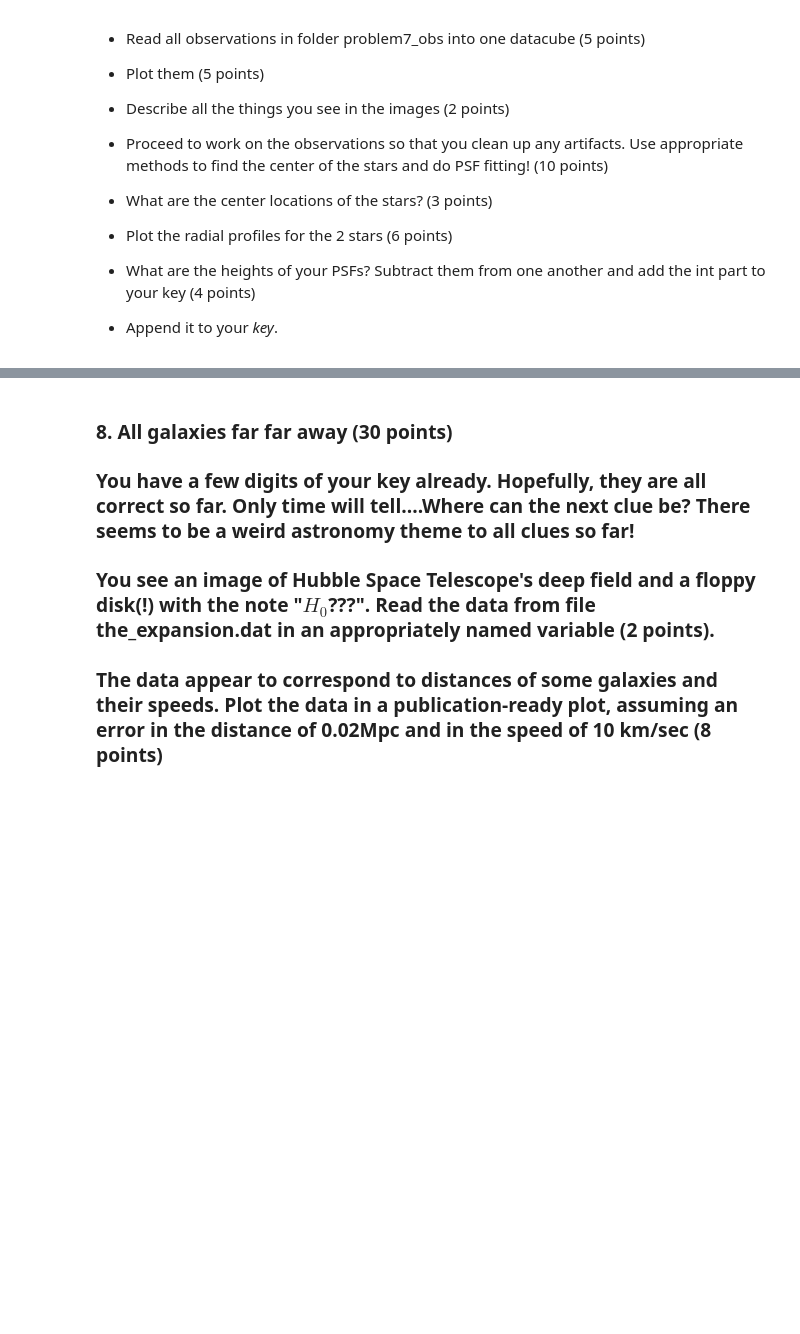
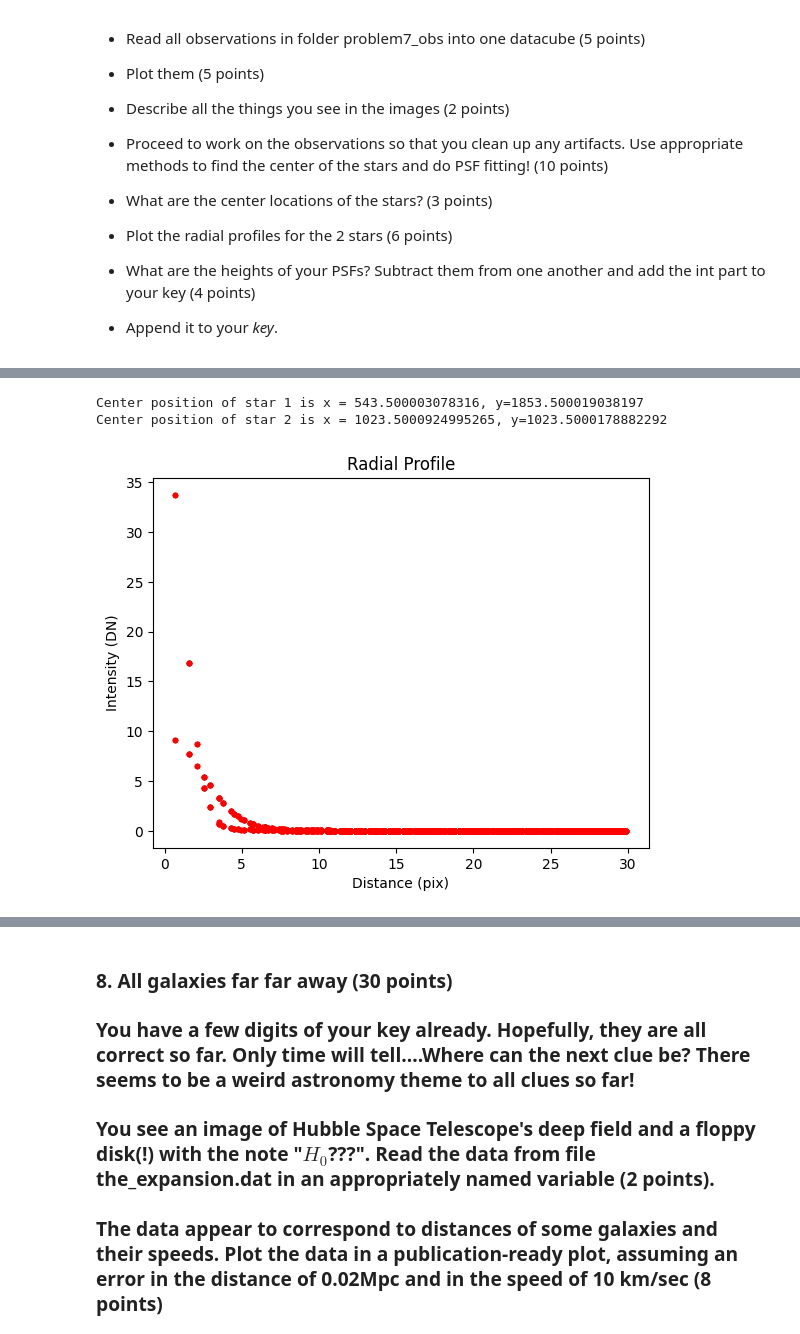
Before and after one commit to amedina695/lectures_git, a Jupyter notebook: midterm/Midterm_F25-classroom.ipynb, the cells around one changed output, grey strips where cells are left out. Drawn from its saved outputs; the diff is of its cells as text; code cells hidden in the pictures; blank space fills up the shorter version.

```diff
--- a/midterm/Midterm_F25-classroom.ipynb
+++ b/midterm/Midterm_F25-classroom.ipynb
@@ -701,0 +610,71 @@ best fitting 2D gaussian:
+# %%
+def findcenter(cleanimg, guess):
+    """
+    quess: array
+        guesses for center x, y
+        and width and height
+    """
+    (fw, fc, fh, fe) = g.fitgaussian(starclean, guess=guess)
+    return fw, fc, fh, fe
+
+star1guess = ((0.9, 0.9), (1853, 544), 650)
+star2guess = ((0.9, 0.9), (1024, 1024), 650)
+
+star1vals  = findcenter(starclean, star1guess)
+star2vals  = findcenter(starclean, star2guess)
+# %%
+x1, y1 = star1vals[1][1], star1vals[1][0]
+x2, y2 = star2vals[1][1], star2vals[1][0]
+
+print('Center position of star 1 is x = {0}, y={1}'.format(x1, y1))
+print('Center position of star 2 is x = {0}, y={1}'.format(x2, y2))
+# %% [output]
+Center position of star 1 is x = 543.500003078316, y=1853.500019038197
+Center position of star 2 is x = 1023.5000924995265, y=1023.5000178882292
+# %%
+# Radial profile
+
+pbin = 30
+
+def get_radial_profile(image, center, rmax=30):
+    """
+    Compute the radial profile of a star image.
+
+    Parameters
+    ----------
+    image : 2D array
+        Image (e.g. median-combined or subimage of a star).
+    center : tuple
+        (y, x) center coordinates of the star.
+    rmax : float, optional
+        Maximum radius (pixels) to include in profile.
+
+    Returns
+    -------
+    bins : array
+        Radial bin centers.
+    rp_vals : array
+        Mean intensity values per bin.
+    sr : array
+        Sampled radii for simulated profile.
+    sim : array
+        Sampled intensities for simulated profile.
+    incl : array
+        Indices for radii within rmax.
+    """
+    bins, rp_vals, sr, sim = rp.radprof(image, center[0], center[1])
+    incl = np.where(sr <= pbin)[0]
+    return bins, rp_vals, sr, sim, incl
+
+bins1, rp_vals1, sr1, sim1, incl1 = get_radial_profile(starclean, star1vals[1])
+bins2, rp_vals2, sr2, sim2, incl2 = get_radial_profile(starclean, star2vals[1])
+
+plt.figure()
+plt.plot(sr1[incl1], sim1[incl1], '.r')
+plt.plot(sr2[incl2], sim2[incl2], '.r')
+plt.xlabel('Distance (pix)')
+plt.ylabel('Intensity (DN)')
+plt.title('Radial Profile')
+plt.show()
+# %% [output]
+[figure, added]
```
Also changed, not shown: parts of 30 cells of this notebook, 3 other files.
